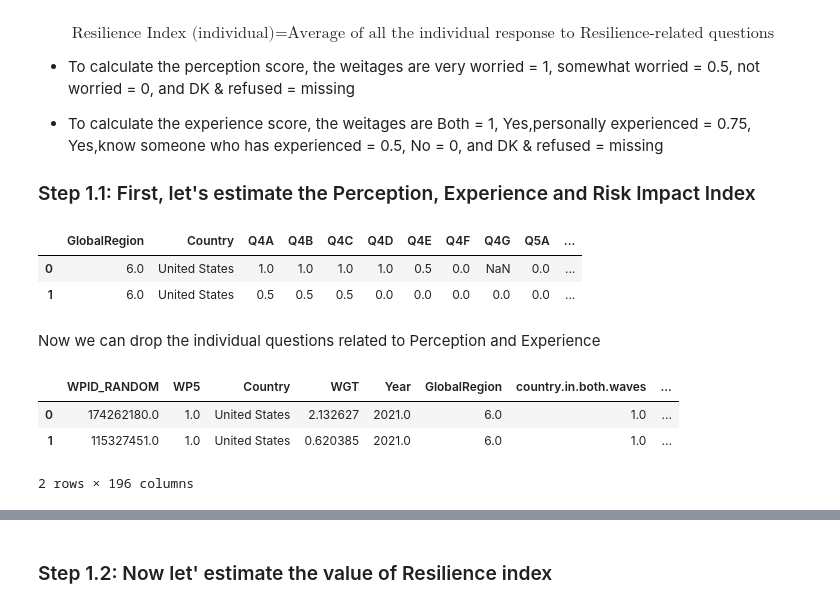
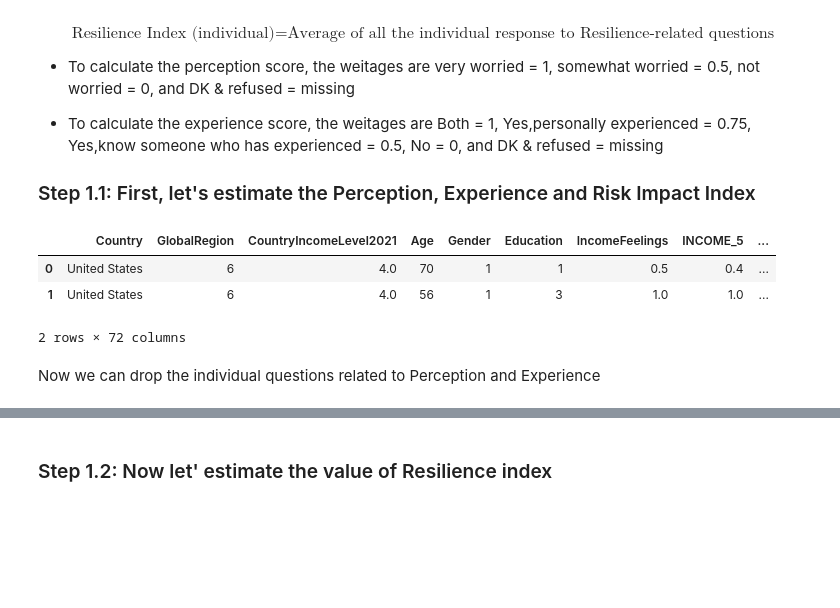
Before and after one commit to leminhkieu/Perception-experience-and-resilience-to-risks-a-global-analysis, a Jupyter notebook: Codes/Causal_discovery_inference.ipynb, the cells around one changed output, grey strips where cells are left out. Drawn from its saved outputs; the diff is of its cells as text; code cells hidden in the pictures; blank space fills up the shorter version.

```diff
--- a/Codes/Causal_discovery_inference.ipynb
+++ b/Codes/Causal_discovery_inference.ipynb
@@ -29,7 +32,11 @@ from dowhy import CausalModel
 df, meta = pyreadstat.read_sav("../Data/lrf_wrp_2021_full_data.sav")
 #filter out countries with number of data points less than 1200
 df = df.groupby('Country').filter(lambda x: x['Country'].count() >= 1200)
-df_1=df[df['Q1'].isnull()]
+
+#drop all columns from 'resilience_index' to 'Q5F_2019'
+df = df.drop(df.loc[:,'resilience_index':'Q5F_2019'].columns, axis=1)
+cols_to_remove = ['WPID_RANDOM','WP5','WGT','Year','country.in.both.waves','CountryIncomeLevel2019','PROJWT_2021','PROJWT_2019','AgeGroups4']
+df= df.drop(cols_to_remove, axis=1)
 
 df.head(2)
 # %% [output]
@@ -40,2 +46,0 @@ df.head(2)
-# %%
-x=df.loc[df.Country=='United Arab Emirates']
@@ -41,0 +60,7 @@ x=df.loc[df.Country=='United Arab Emirates']
+# %%
+cols_to_replace = ['Q4A', 'Q4B','Q4C','Q4D', 'Q4E','Q4F','Q4G','Q5A','Q5B','Q5C','Q5D','Q5E','Q5F','Q5G']
+replace_dict = {98: np.nan, 99: np.nan}
+df[cols_to_replace] = df[cols_to_replace].replace(replace_dict)
+
+#removing the raws if all the columns have missing values, 98, 99
+df.dropna(subset=['Q4A', 'Q4B','Q4C','Q4D', 'Q4E','Q4F','Q4G','Q5A','Q5B','Q5C','Q5D','Q5E','Q5F','Q5G'], thresh=7, inplace=True)
@@ -57,47 +131,23 @@ $$\text{Resilience Index (individual)} = \text{Average of all the individual res
 
 ### Step 1.1: First, let's estimate the Perception, Experience and Risk Impact Index
 # %%
-import numpy as np
-
-perception_df=df[['GlobalRegion','Country', 'Q4A', 'Q4B','Q4C','Q4D', 'Q4E','Q4F','Q4G','Q5A','Q5B','Q5C','Q5D','Q5E','Q5F','Q5G']].copy()
-
-# Replace Don't know and Refuse to answer response to NaN
-cols_to_replace = ['Q4A', 'Q4B','Q4C','Q4D', 'Q4E','Q4F','Q4G','Q5A','Q5B','Q5C','Q5D','Q5E','Q5F','Q5G']
-replace_dict = {98: np.nan, 99: np.nan}
-perception_df[cols_to_replace] = perception_df[cols_to_replace].replace(replace_dict)
-
-#removing the raws if all the columns have missing values, 98, 99
-perception_df.dropna(subset=['Q4A', 'Q4B','Q4C','Q4D', 'Q4E','Q4F','Q4G','Q5A','Q5B','Q5C','Q5D','Q5E','Q5F','Q5G'], thresh=7, inplace=True)
-
-# replace the values 2 with 0.5 and 3 with 0
-perception_df.loc[:, ['Q4A', 'Q4B','Q4C','Q4D', 'Q4E','Q4F','Q4G']] = perception_df.loc[:, ['Q4A', 'Q4B','Q4C','Q4D', 'Q4E','Q4F','Q4G']].replace({2: 0.5, 3: 0})
-perception_df.loc[:, ['Q5A','Q5B','Q5C','Q5D','Q5E','Q5F','Q5G']] = perception_df.loc[:, ['Q5A','Q5B','Q5C','Q5D','Q5E','Q5F','Q5G']].replace({3: 1, 1: 0.75, 2: 0.5, 4: 0})
-
 # define a function to compute the average of the non-ignored values in each row for perception score (worry) and experience score)
 def compute_average(row):
     valid_values = [value for value in row if not pd.isna(value)]
     if len(valid_values) > 0:
         return np.mean(valid_values)
     else:
         return np.nan
 
 # create a new column with the computed average
-perception_df['Perception_index'] = perception_df.loc[:, ['Q4A', 'Q4B','Q4C','Q4D', 'Q4E','Q4F','Q4G']].apply(compute_average, axis=1)
-perception_df['Experience_index'] = perception_df.loc[:, ['Q5A','Q5B','Q5C','Q5D','Q5E','Q5F','Q5G']].apply(compute_average, axis=1)
-#perception_df['Impact_index'] = perception_df['Perception_index'] * perception_df['Experience_index']
-perception_df.head(2)
+df['Perception_index'] = df.loc[:, ['Q4A', 'Q4B','Q4C','Q4D', 'Q4E','Q4F','Q4G']].apply(compute_average, axis=1)
+df['Experience_index'] = df.loc[:, ['Q5A','Q5B','Q5C','Q5D','Q5E','Q5F','Q5G']].apply(compute_average, axis=1)
+df['Impact_index'] = df['Perception_index'] * df['Experience_index']
+df.head(2)
 # %% [output]
-|  | GlobalRegion | Country | Q4A | Q4B | Q4C | Q4D | Q4E | Q4F | Q4G | Q5A | ... |
-| 0 | 6.0 | United States | 1.0 | 1.0 | 1.0 | 1.0 | 0.5 | 0.0 | NaN | 0.0 | ... |
-| 1 | 6.0 | United States | 0.5 | 0.5 | 0.5 | 0.0 | 0.0 | 0.0 | 0.0 | 0.0 | ... |
+|  | Country | GlobalRegion | CountryIncomeLevel2021 | Age | Gender | Education | IncomeFeelings | INCOME_5 | ... |
+| 0 | United States | 6 | 4.0 | 70 | 1 | 1 | 0.5 | 0.4 | ... |
+| 1 | United States | 6 | 4.0 | 56 | 1 | 3 | 1.0 | 1.0 | ... |
+2 rows × 72 columns
 # %% [markdown]
 Now we can drop the individual questions related to Perception and Experience
-# %%
-df= df.drop(cols_to_replace, axis=1)
-df = df.join(perception_df[['Perception_index','Experience_index']])
-df.head(2)
-# %% [output]
-|  | WPID_RANDOM | WP5 | Country | WGT | Year | GlobalRegion | country.in.both.waves | ... |
-| 0 | 174262180.0 | 1.0 | United States | 2.132627 | 2021.0 | 6.0 | 1.0 | ... |
-| 1 | 115327451.0 | 1.0 | United States | 0.620385 | 2021.0 | 6.0 | 1.0 | ... |
-2 rows × 196 columns
```
Also changed, not shown: parts of 51 cells of this notebook, 51 other files.
